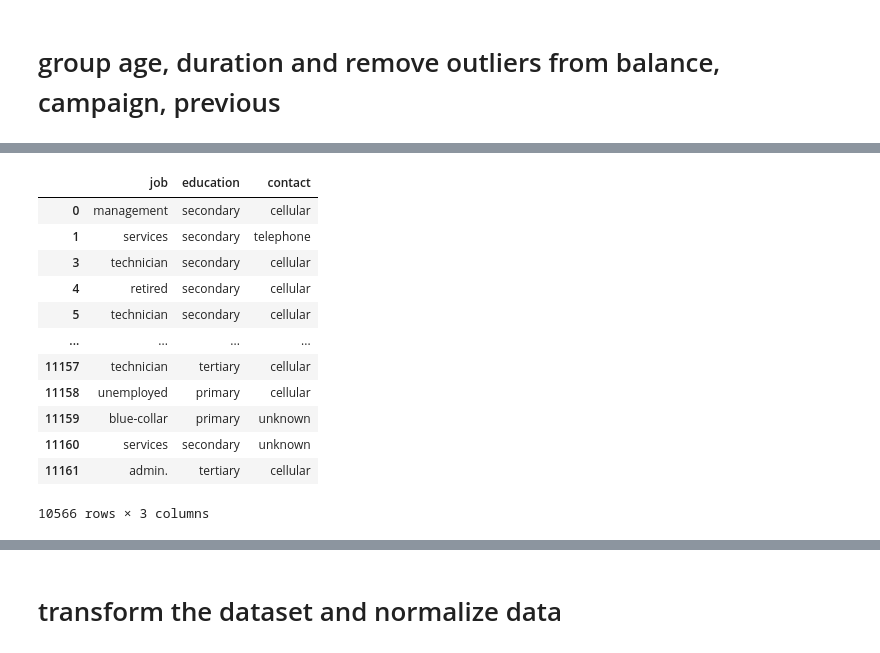
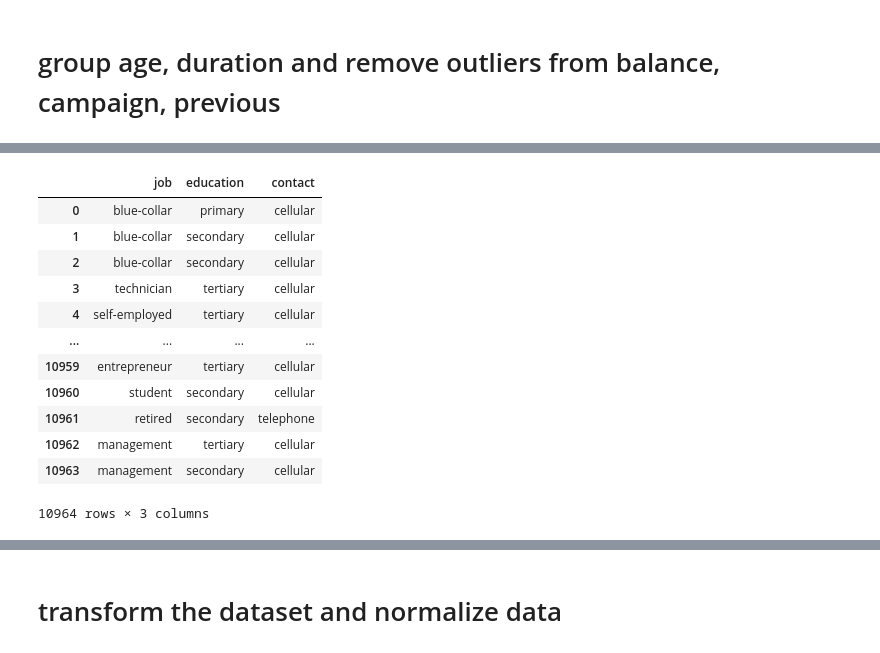
Before and after one commit to duongDSAI64/ML-miniproject, a Jupyter notebook: project.ipynb, the cells around one changed output, grey strips where cells are left out. Drawn from its saved outputs; the diff is of its cells as text; code cells hidden in the pictures.

```diff
--- a/project.ipynb
+++ b/project.ipynb
@@ -388,16 +485,16 @@ def remove_outliers(data):
 # %%
 # remove outliers
 from scipy.stats import zscore
-dataset = new_df.copy()
+def removeoutliers(data):
+  dataset = new_df.copy()
 
-numerical = ['balance','previous','campaign']
-for col in numerical:
-  dataset[col +'_outliers'] = dataset[col]
-  dataset[col +'_outliers']= zscore(dataset[col +'_outliers'])
-  condition1 = (dataset[col +'_outliers']>3) | (dataset[col +'_outliers']<-3 )
-  dataset.drop(dataset[condition1].index, axis = 0, inplace = True)
-dataset.drop(columns = ['poutcome','pdays','balance_outliers','previous_outliers','campaign_outliers'],inplace = True)
-columns = dataset.columns
-dataset
+  numerical = ['balance','previous','campaign']
+  for col in numerical:
+    dataset[col +'_outliers'] = dataset[col]
+    dataset[col +'_outliers']= zscore(dataset[col +'_outliers'])
+    condition1 = (dataset[col +'_outliers']>3) | (dataset[col +'_outliers']<-3 )
+    dataset1 = dataset.drop(dataset[condition1].index, axis = 0, inplace = False)
+  # dataset.drop(columns = ['balance_outliers','previous_outliers','campaign_outliers'],inplace = True)
+  return dataset1
 # %% [output]
 |  | age | job | marital | education | default | balance | housing | loan | contact | day | month | ... |
@@ -416,21 +513,21 @@ dataset
 # %%
 imputer_mode = SimpleImputer(missing_values= 'unknown', strategy= 'most_frequent')
 unknown = dataset[['job','education','contact']]
 transform = imputer_mode.fit_transform(unknown)
-# dataset = pd.DataFrame(dataset, columns = columns)
-# transform = pd.DataFrame(transform, columns=['job','education','contact'])
-unknown
+dataset = pd.DataFrame(transform, columns = ['job','education','contact'])
+transform = pd.DataFrame(transform, columns=['job','education','contact'])
+dataset
 # %% [output]
 |  | job | education | contact |
-| 0 | management | secondary | cellular |
-| 1 | services | secondary | telephone |
-| 3 | technician | secondary | cellular |
-| 4 | retired | secondary | cellular |
-| 5 | technician | secondary | cellular |
+| 0 | blue-collar | primary | cellular |
+| 1 | blue-collar | secondary | cellular |
+| 2 | blue-collar | secondary | cellular |
+| 3 | technician | tertiary | cellular |
+| 4 | self-employed | tertiary | cellular |
 | ... | ... | ... | ... |
-| 11157 | technician | tertiary | cellular |
-| 11158 | unemployed | primary | cellular |
-| 11159 | blue-collar | primary | unknown |
-| 11160 | services | secondary | unknown |
-| 11161 | admin. | tertiary | cellular |
+| 10959 | entrepreneur | tertiary | cellular |
+| 10960 | student | secondary | cellular |
+| 10961 | retired | secondary | telephone |
+| 10962 | management | tertiary | cellular |
+| 10963 | management | secondary | cellular |
-10566 rows × 3 columns
+10964 rows × 3 columns
```
Also changed, not shown: parts of 18 cells of this notebook.
